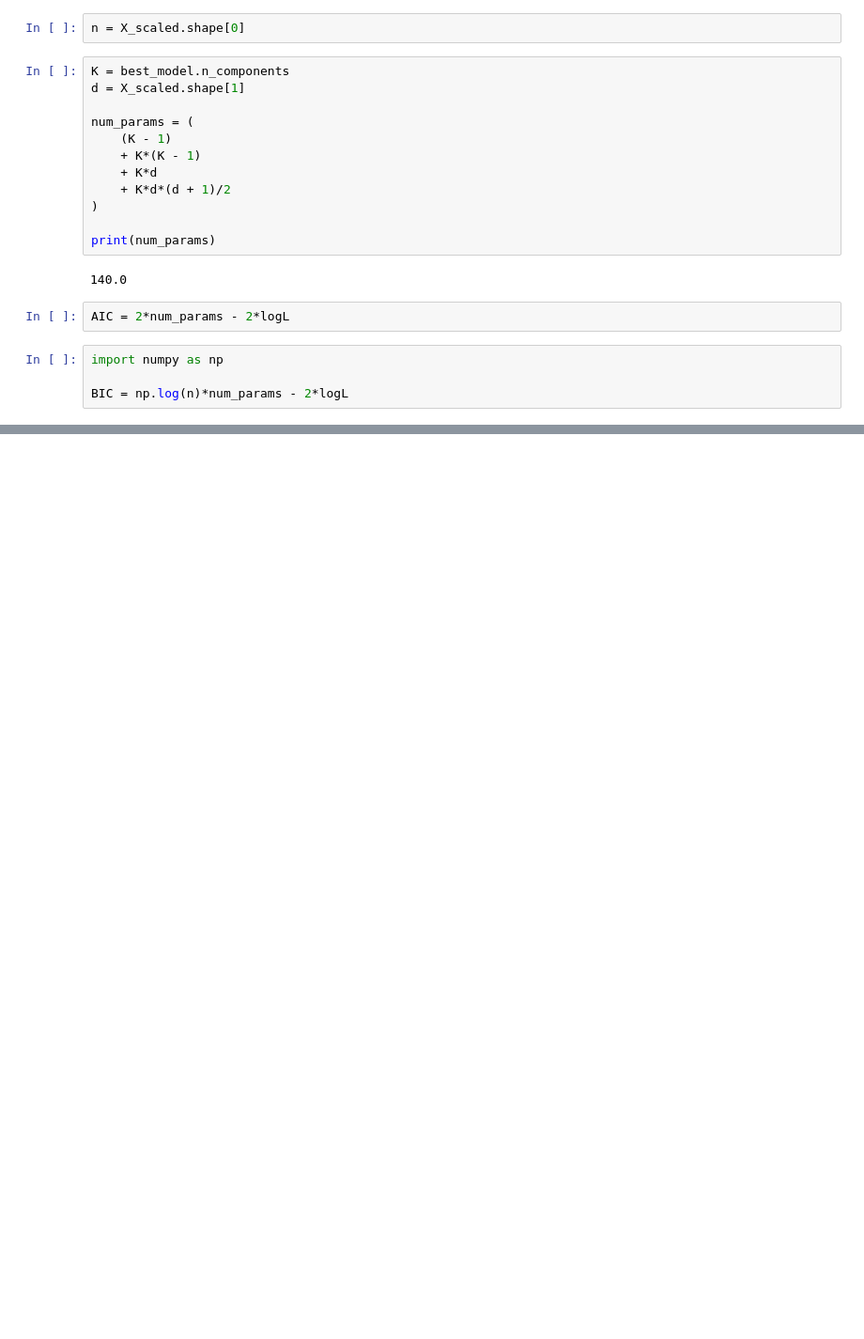
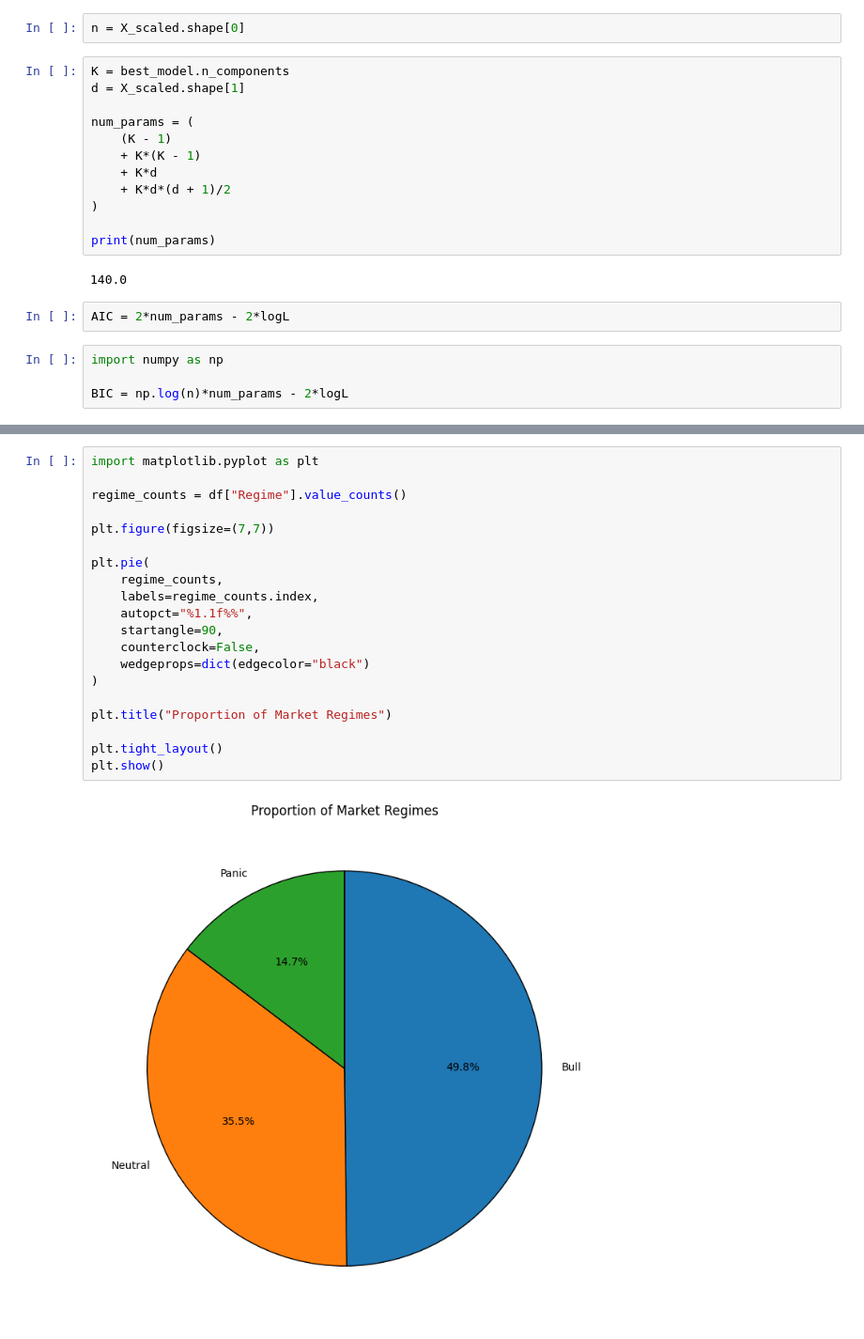
Before and after one commit to ayushanand1103/A-CMSI-research, a Jupyter notebook: Analysis/Phase 6/HMM making.ipynb, the cells around one changed output, grey strips where cells are left out. Shown at 94% size. Drawn from its saved outputs; the diff is of its cells as text; blank space fills up the shorter version.

```diff
--- a/Analysis/Phase 6/HMM making.ipynb
+++ b/Analysis/Phase 6/HMM making.ipynb
@@ -631,0 +666,22 @@ BIC            : 31387.09381561528
+# %%
+import matplotlib.pyplot as plt
+
+regime_counts = df["Regime"].value_counts()
+
+plt.figure(figsize=(7,7))
+
+plt.pie(
+    regime_counts,
+    labels=regime_counts.index,
+    autopct="%1.1f%%",
+    startangle=90,
+    counterclock=False,
+    wedgeprops=dict(edgecolor="black")
+)
+
+plt.title("Proportion of Market Regimes")
+
+plt.tight_layout()
+plt.show()
+# %% [output]
+[figure, added]
```
Also changed, not shown: parts of 5 cells of this notebook, 6 other files.
